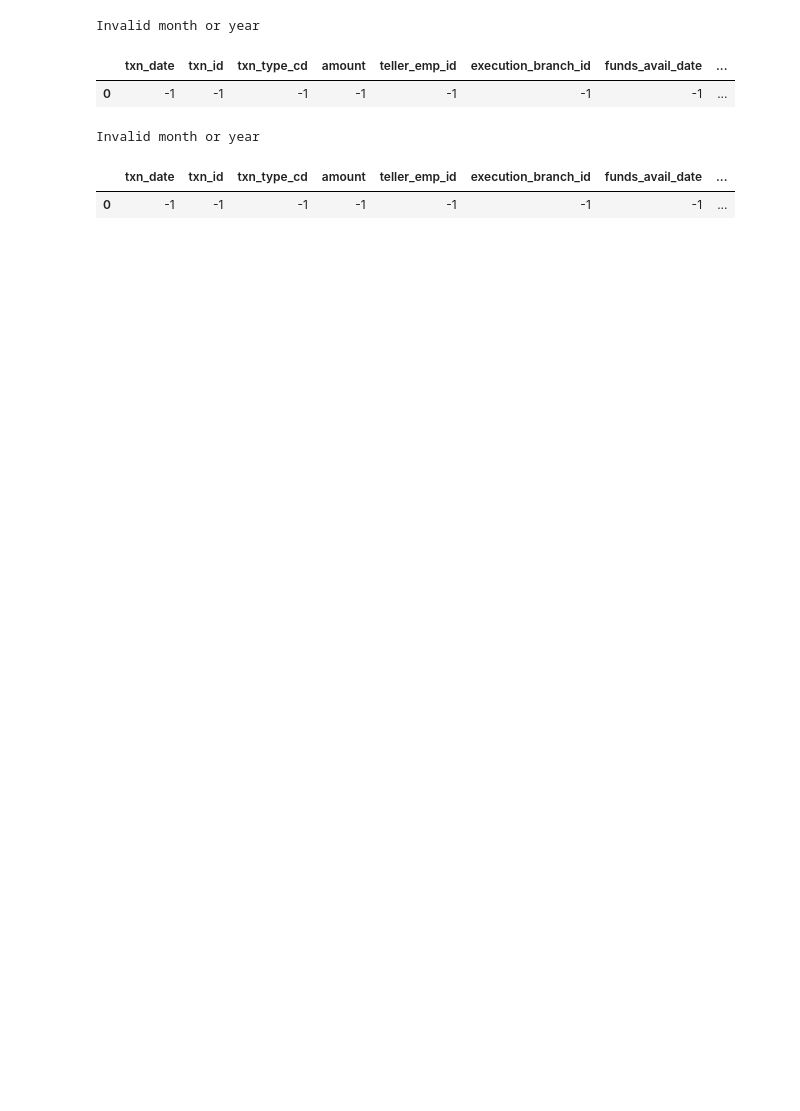
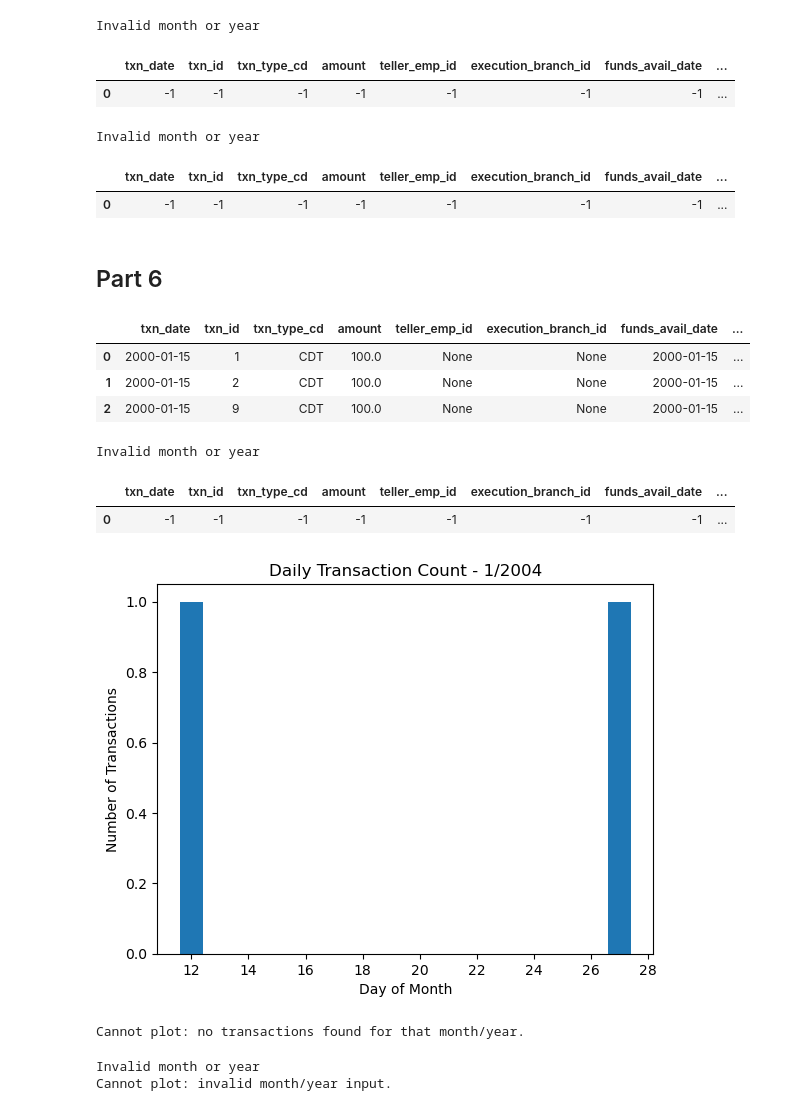
Before and after one commit to Evebarr20/DSE5002_Project2, a Jupyter notebook: project2_tests.ipynb, the cells around one changed output. Drawn from its saved outputs; the diff is of its cells as text; code cells hidden in the pictures; blank space fills up the shorter version.

```diff
--- a/project2_tests.ipynb
+++ b/project2_tests.ipynb
@@ -62,3 +62,5 @@ get_transactions_by_month(engine, 12, 1700)
 Invalid month or year
 |  | txn_date | txn_id | txn_type_cd | amount | teller_emp_id | execution_branch_id | funds_avail_date | ... |
 | 0 | -1 | -1 | -1 | -1 | -1 | -1 | -1 | ... |
+# %% [markdown]
+## Part 6
@@ -64,0 +70,34 @@ Invalid month or year
+# %%
+# Create an instance of the class
+bank = BankTransactions("vault.txt")
+# %%
+# Test get_transactions
+bank.get_transactions(1, 2000)
+# %% [output]
+|  | txn_date | txn_id | txn_type_cd | amount | teller_emp_id | execution_branch_id | funds_avail_date | ... |
+| 0 | 2000-01-15 | 1 | CDT | 100.0 | None | None | 2000-01-15 | ... |
+| 1 | 2000-01-15 | 2 | CDT | 100.0 | None | None | 2000-01-15 | ... |
+| 2 | 2000-01-15 | 9 | CDT | 100.0 | None | None | 2000-01-15 | ... |
+# %%
+# Test get_transactions
+bank.get_transactions(13, 2000)
+# %% [output]
+Invalid month or year
+|  | txn_date | txn_id | txn_type_cd | amount | teller_emp_id | execution_branch_id | funds_avail_date | ... |
+| 0 | -1 | -1 | -1 | -1 | -1 | -1 | -1 | ... |
+# %%
+# Test plot_transactions_by_day
+bank.plot_transactions_by_day(1, 2004)
+# %% [output]
+[figure, added]
+# %%
+# Test plot_transactions_by_day with empty data set
+bank.plot_transactions_by_day(10, 2000)
+# %% [output]
+Cannot plot: no transactions found for that month/year.
+# %%
+# Test plot_transactions_by_day with invalid date
+bank.plot_transactions_by_day(13, 1700)
+# %% [output]
+Invalid month or year
+Cannot plot: invalid month/year input.
```
Also changed, not shown: parts of 2 cells of this notebook.
